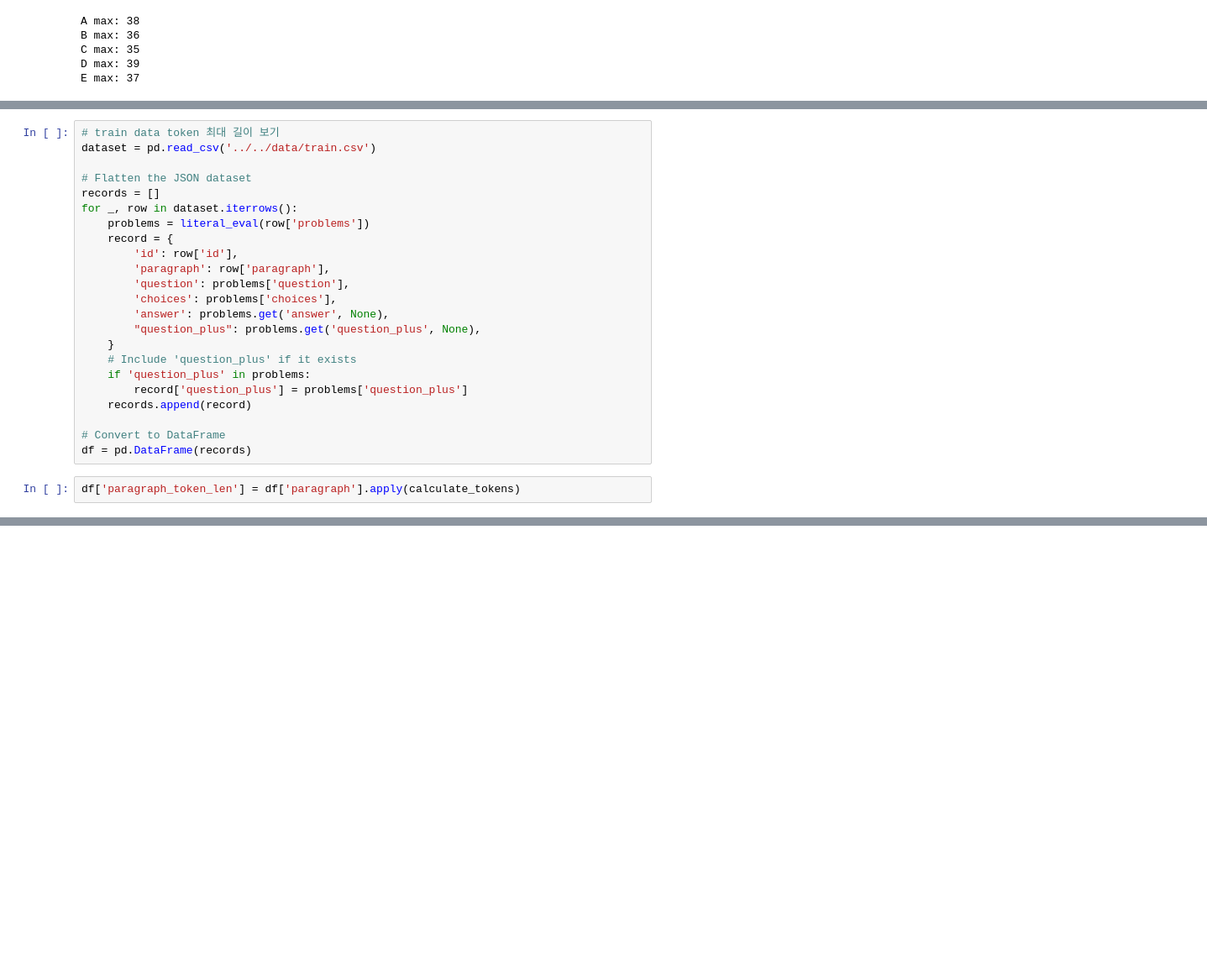
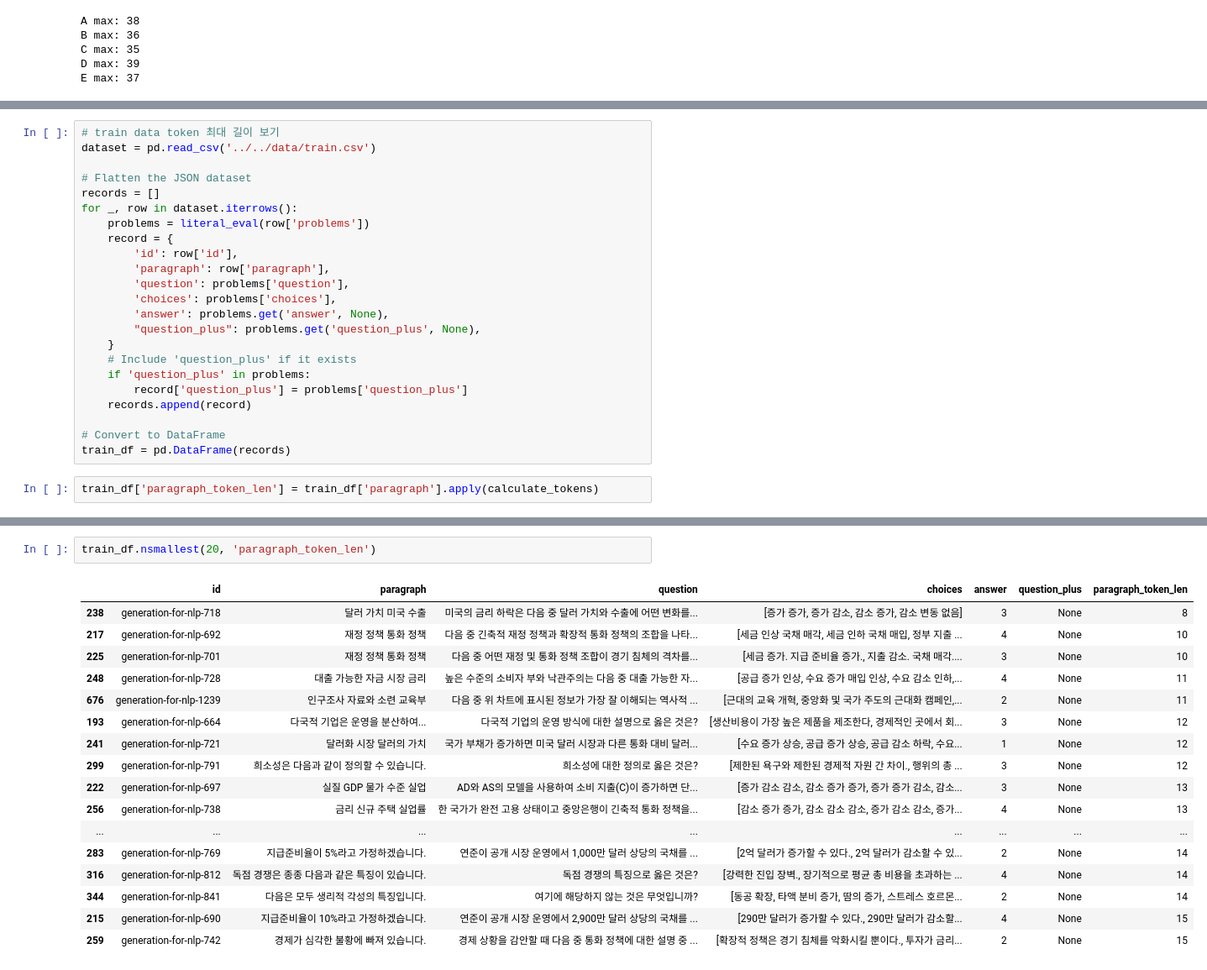
Before and after one commit to boostcampaitech8/pro-nlp-generationfornlp-nlp-13, a Jupyter notebook: notebooks/Kim/SAT_data.ipynb, the cells around one changed output, grey strips where cells are left out. Shown at 84% size. Drawn from its saved outputs; the diff is of its cells as text; blank space fills up the shorter version.

Commit message:
Merge branch 'develop' of https://github.com/boostcampaitech8/pro-nlp-generationfornlp-nlp-13 into develop

```diff
--- a/notebooks/Kim/SAT_data.ipynb
+++ b/notebooks/Kim/SAT_data.ipynb
@@ -174,7 +327,7 @@ for _, row in dataset.iterrows():
     records.append(record)
 
 # Convert to DataFrame
-df = pd.DataFrame(records)
+train_df = pd.DataFrame(records)
 # %%
-df['paragraph_token_len'] = df['paragraph'].apply(calculate_tokens)
+train_df['paragraph_token_len'] = train_df['paragraph'].apply(calculate_tokens)
 # %%
@@ -183,0 +345,20 @@ print(f"최대 토큰 길이: {df['paragraph_token_len'].max()}")
+# %%
+train_df.nsmallest(20, 'paragraph_token_len')
+# %% [output]
+|  | id | paragraph | question | choices | answer | question_plus | paragraph_token_len |
+| 238 | generation-for-nlp-718 | 달러 가치 미국 수출 | 미국의 금리 하락은 다음 중 달러 가치와 수출에 어떤 변화를... | [증가 증가, 증가 감소, 감소 증가, 감소 변동 없음] | 3 | None | 8 |
+| 217 | generation-for-nlp-692 | 재정 정책 통화 정책 | 다음 중 긴축적 재정 정책과 확장적 통화 정책의 조합을 나타... | [세금 인상 국채 매각, 세금 인하 국채 매입, 정부 지출 ... | 4 | None | 10 |
+| 225 | generation-for-nlp-701 | 재정 정책 통화 정책 | 다음 중 어떤 재정 및 통화 정책 조합이 경기 침체의 격차를... | [세금 증가. 지급 준비율 증가., 지출 감소. 국채 매각.... | 3 | None | 10 |
+| 248 | generation-for-nlp-728 | 대출 가능한 자금 시장 금리 | 높은 수준의 소비자 부와 낙관주의는 다음 중 대출 가능한 자... | [공급 증가 인상, 수요 증가 매입 인상, 수요 감소 인하,... | 4 | None | 11 |
+| 676 | generation-for-nlp-1239 | 인구조사 자료와 소련 교육부 | 다음 중 위 차트에 표시된 정보가 가장 잘 이해되는 역사적 ... | [근대의 교육 개혁, 중앙화 및 국가 주도의 근대화 캠페인,... | 2 | None | 11 |
+| 193 | generation-for-nlp-664 | 다국적 기업은 운영을 분산하여... | 다국적 기업의 운영 방식에 대한 설명으로 옳은 것은? | [생산비용이 가장 높은 제품을 제조한다, 경제적인 곳에서 회... | 3 | None | 12 |
+| 241 | generation-for-nlp-721 | 달러화 시장 달러의 가치 | 국가 부채가 증가하면 미국 달러 시장과 다른 통화 대비 달러... | [수요 증가 상승, 공급 증가 상승, 공급 감소 하락, 수요... | 1 | None | 12 |
+| 299 | generation-for-nlp-791 | 희소성은 다음과 같이 정의할 수 있습니다. | 희소성에 대한 정의로 옳은 것은? | [제한된 욕구와 제한된 경제적 자원 간 차이., 행위의 총 ... | 3 | None | 12 |
+| 222 | generation-for-nlp-697 | 실질 GDP 물가 수준 실업 | AD와 AS의 모델을 사용하여 소비 지출(C)이 증가하면 단... | [증가 감소 감소, 감소 증가 증가, 증가 증가 감소, 감소... | 3 | None | 13 |
+| 256 | generation-for-nlp-738 | 금리 신규 주택 실업률 | 한 국가가 완전 고용 상태이고 중앙은행이 긴축적 통화 정책을... | [감소 증가 증가, 감소 감소 감소, 증가 감소 감소, 증가... | 4 | None | 13 |
+| ... | ... | ... | ... | ... | ... | ... | ... |
+| 283 | generation-for-nlp-769 | 지급준비율이 5%라고 가정하겠습니다. | 연준이 공개 시장 운영에서 1,000만 달러 상당의 국채를 ... | [2억 달러가 증가할 수 있다., 2억 달러가 감소할 수 있... | 2 | None | 14 |
+| 316 | generation-for-nlp-812 | 독점 경쟁은 종종 다음과 같은 특징이 있습니다. | 독점 경쟁의 특징으로 옳은 것은? | [강력한 진입 장벽., 장기적으로 평균 총 비용을 초과하는 ... | 4 | None | 14 |
+| 344 | generation-for-nlp-841 | 다음은 모두 생리적 각성의 특징입니다. | 여기에 해당하지 않는 것은 무엇입니까? | [동공 확장, 타액 분비 증가, 땀의 증가, 스트레스 호르몬... | 2 | None | 14 |
+| 215 | generation-for-nlp-690 | 지급준비율이 10%라고 가정하겠습니다. | 연준이 공개 시장 운영에서 2,900만 달러 상당의 국채를 ... | [290만 달러가 증가할 수 있다., 290만 달러가 감소할... | 4 | None | 15 |
+| 259 | generation-for-nlp-742 | 경제가 심각한 불황에 빠져 있습니다. | 경제 상황을 감안할 때 다음 중 통화 정책에 대한 설명 중 ... | [확장적 정책은 경기 침체를 악화시킬 뿐이다., 투자가 금리... | 2 | None | 15 |
```
Also changed, not shown: parts of 14 cells of this notebook, 2 other files.
